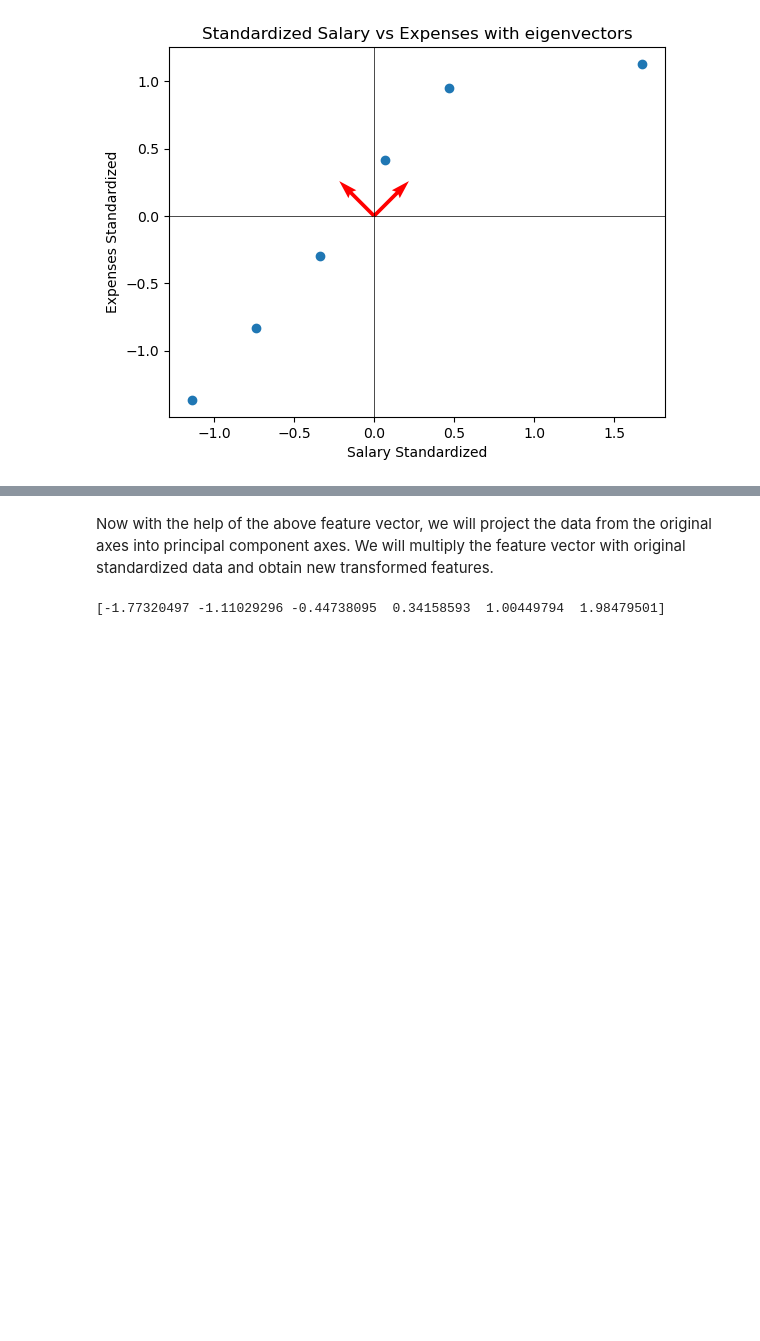
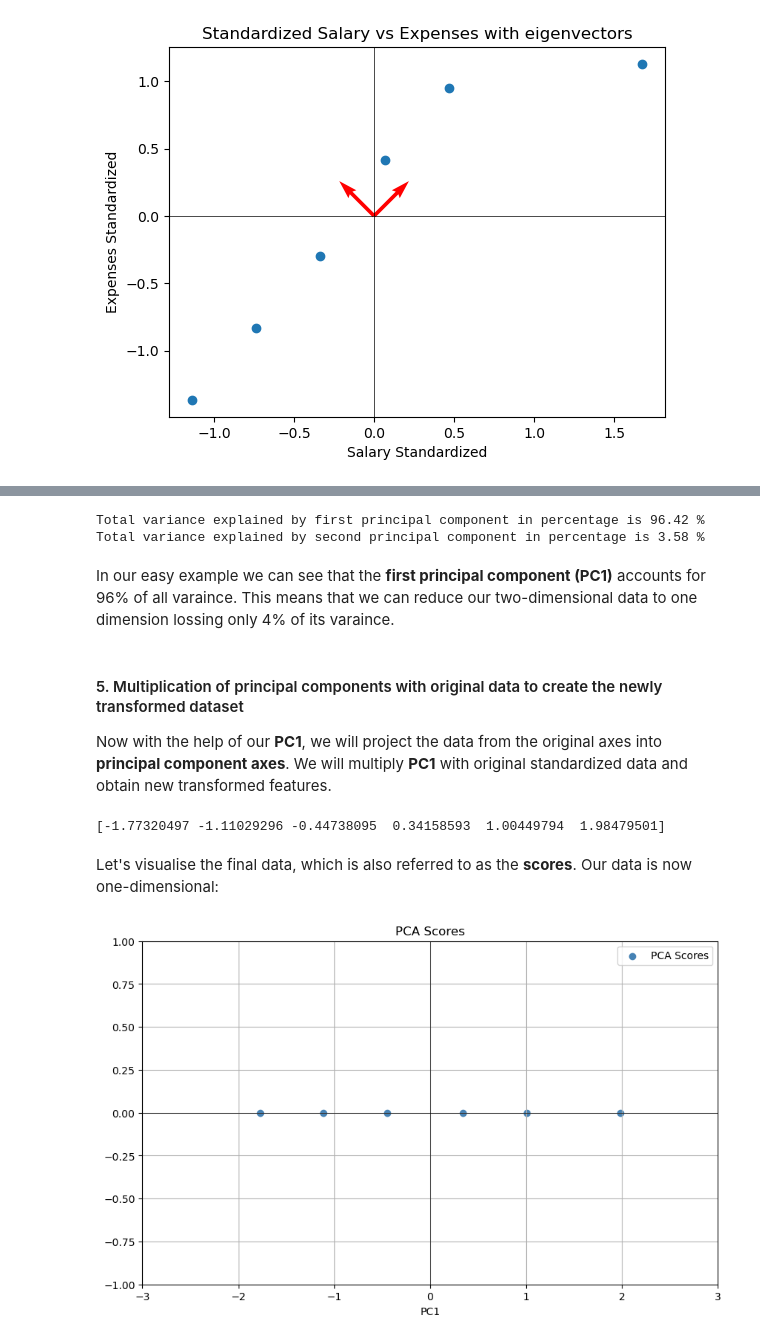
Before and after one commit to KalinaMarkova/Math-for-Developers-Course, a Jupyter notebook: 08. Exam Project/Draft.ipynb, the cells around one changed output, grey strips where cells are left out. Saved outputs shown, nothing was run; the diff lists cells and outputs as text; code cells hidden in the pictures; blank space fills up the shorter version.

```diff
--- a/08. Exam Project/Draft.ipynb
+++ b/08. Exam Project/Draft.ipynb
@@ -241,10 +308,45 @@ Total variance explained by second principal component is 0.04
+# %%
+# Calculate the total variance
+total_variance = eigenvalues.sum()
+
+# Calculate variance explained by each principal component
+var_exp_1 = eigenvalues[0] / total_variance
+var_exp_2 = eigenvalues[1] / total_variance
+
+# Print the results in percentages
+print('Total variance explained by first principal component in percentage is', round(var_exp_1 * 100, 2),'%')
+print('Total variance explained by second principal component in percentage is', round(var_exp_2 * 100, 2),'%')
+# %% [output]
+Total variance explained by first principal component in percentage is 96.42 %
+Total variance explained by second principal component in percentage is 3.58 %
+# %% [markdown]
+In our easy example we can see that the **first principal component (PC1)** accounts for 96% of all varaince. This means that we can reduce our two-dimensional data to one dimension lossing only 4% of its varaince.
 # %% [markdown]
+#### 5. Multiplication of principal components with original data to create the newly transformed dataset
 
-
-Now with the help of the above feature vector, we will project the data from the original axes into principal component axes. We will multiply the feature vector with original standardized data and obtain new transformed features.
+Now with the help of our **PC1**, we will project the data from the original axes into **principal component axes**. We will multiply **PC1** with original standardized data and obtain new transformed features.
 # %%
 #multiply the original data with the eigen vector
 final_data = np.dot(standardized_data, np.array(eigenvectors[1]))
 print(final_data)
 # %% [output]
 [-1.77320497 -1.11029296 -0.44738095  0.34158593  1.00449794  1.98479501]
+# %% [markdown]
+Let's visualise the final data, which is also referred to as the **scores**. Our data is now one-dimensional:
+# %%
+# Plot the one-dimensional PCA scores
+plt.figure(figsize=(10, 6))
+plt.scatter(final_data, np.zeros_like(final_data), label = 'PCA Scores', color = 'steelblue')
+
+plt.xlim(-3, 3)
+plt.ylim(-1, 1)
+
+plt.axhline(0, color='black', linewidth=0.5)
+plt.axvline(0, color='black', linewidth=0.5)
+plt.title("PCA Scores")
+plt.xlabel('PC1')
+plt.legend()
+plt.grid(True)
+plt.show()
+# %% [output]
+[figure, added]
```
Also changed, not shown: parts of 42 cells of this notebook.
